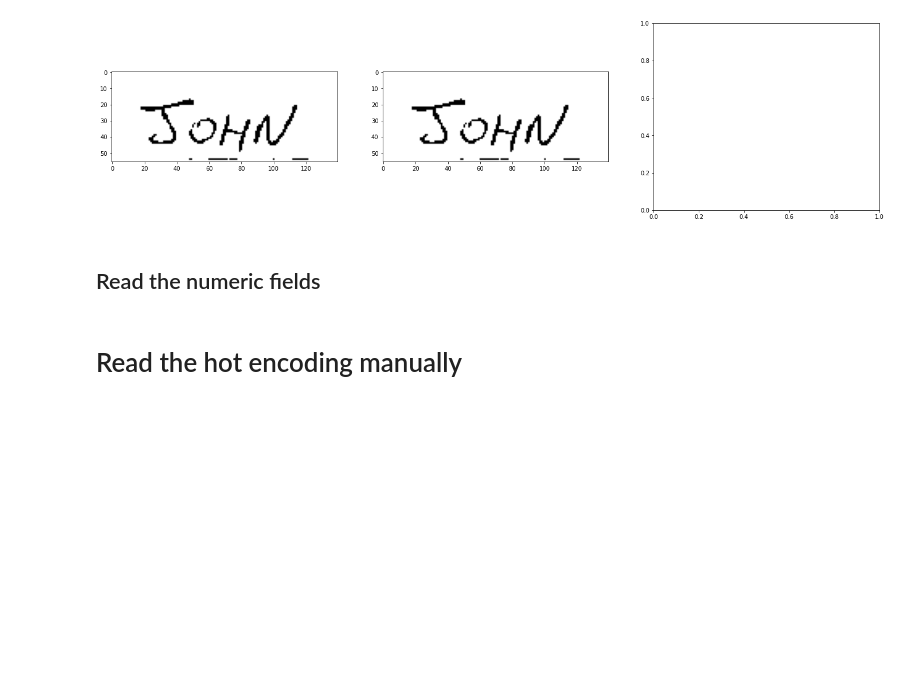
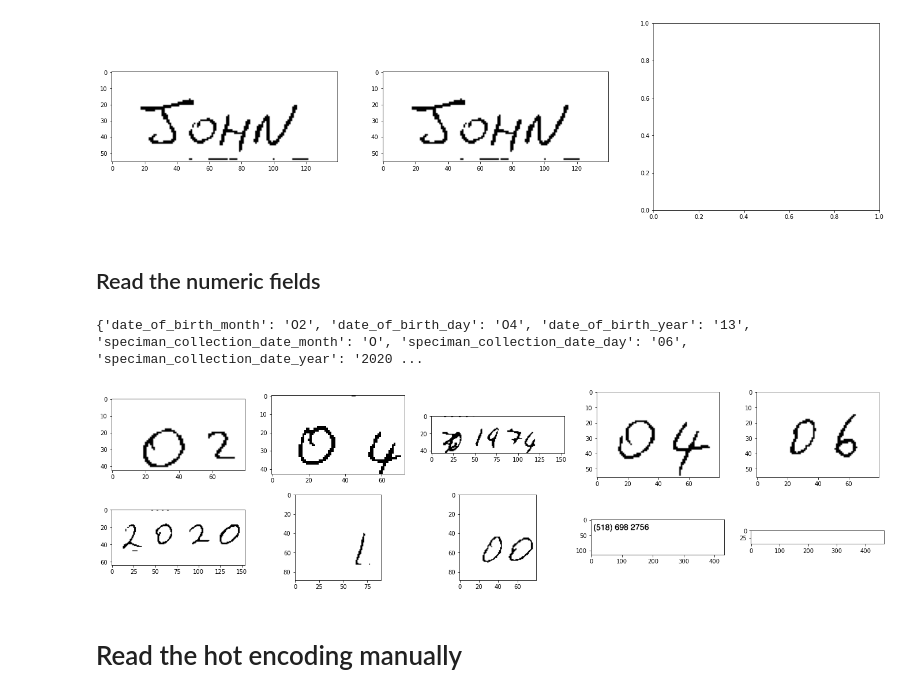
Before and after one commit to dalessioluca/image_registration, a Jupyter notebook: covid-submission.ipynb, the cells around one changed output. Cells and saved outputs as stored; diff of their text form; code cells hidden in the pictures; blank space fills up the shorter version.

```diff
--- a/covid-submission.ipynb
+++ b/covid-submission.ipynb
@@ -298,28 +300,31 @@ print(v)
 # %%
 figure, axes = matplotlib.pyplot.subplots(nrows=2, ncols=5, figsize=(24, 6))
 
-axes[0,0].imshow(regions_diff_dict[numeric_fields[0]].intensity_image)
-axes[0,1].imshow(regions_diff_dict[numeric_fields[1]].intensity_image)
-axes[0,2].imshow(regions_diff_dict[numeric_fields[2]].intensity_image)
-axes[0,3].imshow(regions_diff_dict[numeric_fields[3]].intensity_image)
-axes[0,4].imshow(regions_diff_dict[numeric_fields[4]].intensity_image)
-axes[1,0].imshow(regions_diff_dict[numeric_fields[5]].intensity_image)
-axes[1,1].imshow(regions_diff_dict[numeric_fields[6]].intensity_image)
-axes[1,2].imshow(regions_diff_dict[numeric_fields[7]].intensity_image)
-axes[1,3].imshow(regions_diff_dict[numeric_fields[8]].intensity_image)
-axes[1,4].imshow(regions_diff_dict[numeric_fields[9]].intensity_image)
+axes[0,0].imshow(regions_diff_dict[numeric_fields[0]].intensity_image, cmap='gray')
+axes[0,1].imshow(regions_diff_dict[numeric_fields[1]].intensity_image, cmap='gray')
+axes[0,2].imshow(regions_diff_dict[numeric_fields[2]].intensity_image, cmap='gray')
+axes[0,3].imshow(regions_diff_dict[numeric_fields[3]].intensity_image, cmap='gray')
+axes[0,4].imshow(regions_diff_dict[numeric_fields[4]].intensity_image, cmap='gray')
+axes[1,0].imshow(regions_diff_dict[numeric_fields[5]].intensity_image, cmap='gray')
+axes[1,1].imshow(regions_diff_dict[numeric_fields[6]].intensity_image, cmap='gray')
+axes[1,2].imshow(regions_diff_dict[numeric_fields[7]].intensity_image, cmap='gray')
+axes[1,3].imshow(regions_diff_dict[numeric_fields[8]].intensity_image, cmap='gray')
+axes[1,4].imshow(regions_diff_dict[numeric_fields[9]].intensity_image, cmap='gray')
 
 def read_numeric_fields(keys, regions_dict):
     #config= "--psm 7 --oem 3"
     #config= '--psm 13 --oem 3 -c tessedit_char_whitelist=" "(0123456789O)'
     config= '--psm 8 --oem 3 -c tessedit_char_whitelist=" "(0123456789O)'
     inferred = []
     for k in keys:
         inferred += [pytesseract.image_to_string(regions_dict[k].intensity_image, config=config)]
     return dict(zip(keys,inferred))
 
 info_numeric = read_numeric_fields(numeric_fields, regions_diff_dict)
 print(info_numeric)
+# %% [output]
+{'date_of_birth_month': 'O2', 'date_of_birth_day': 'O4', 'date_of_birth_year': '13', 'speciman_collection_date_month': 'O', 'speciman_collection_date_day': '06', 'speciman_collection_date_year': '2020 ...
+[figure, added]
 # %% [markdown]
 # Read the hot encoding manually
 # %%
```
Also changed, not shown: parts of 5 cells of this notebook.
